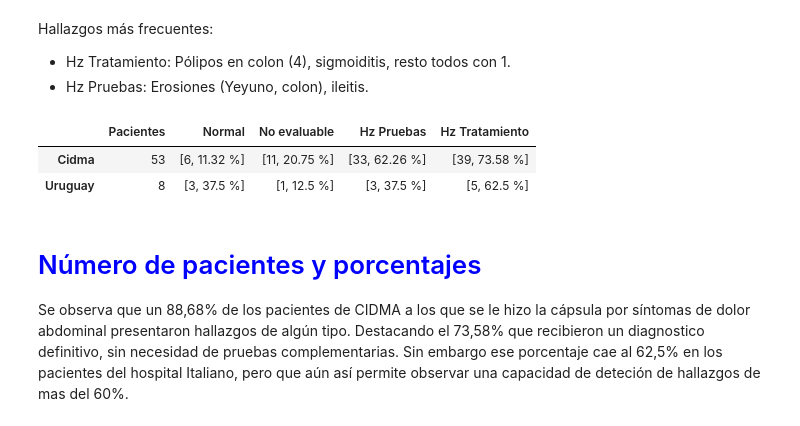
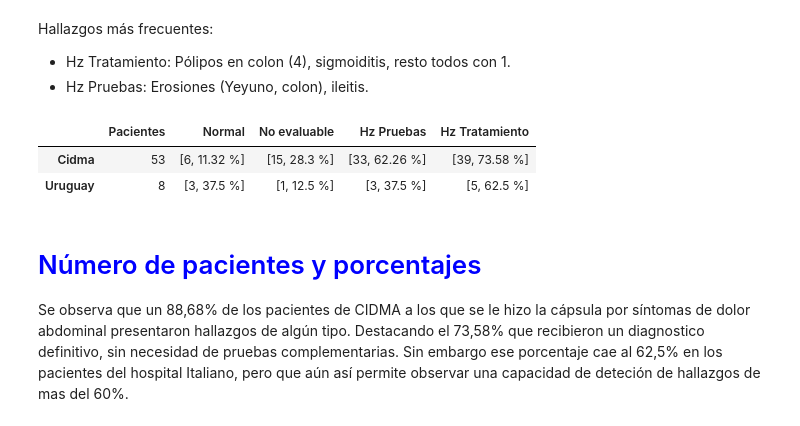
Before and after one commit to Hermenegildo12/Capsula_endoscopia, a Jupyter notebook: Capsula.ipynb, the cells around one changed output. Drawn from its saved outputs; the diff is of its cells as text; code cells hidden in the pictures.

```diff
--- a/Capsula.ipynb
+++ b/Capsula.ipynb
@@ -405,14 +444,14 @@ Hallazgos más frecuentes:
 - Hz Pruebas: Erosiones (Yeyuno, colon), ileitis.
 # %%
 pregunta_1=pd.DataFrame({"Pacientes":[53,8],"Normal":[[6,str(round((6*100/53),2))+" %"],[3,str(round((3*100/8),2))+" %"]],
-                         "No evaluable":[[11,str(round((11*100/53),2))+" %"],[1,str(round((1*100/8),2))+" %"]],
+                         "No evaluable":[[15,str(round((15*100/53),2))+" %"],[1,str(round((1*100/8),2))+" %"]],
                        "Hz Pruebas":[[33,str(round((33*100/53),2))+" %"],[3,str(round((3*100/8),2))+" %"]],
                          "Hz Tratamiento":[[39,str(round((39*100/53),2))+" %"],[5,str(round((5*100/8),2))+" %"]]}
                         ,index=["Cidma","Uruguay"])
 display(pregunta_1)
 # %% [output]
 |  | Pacientes | Normal | No evaluable | Hz Pruebas | Hz Tratamiento |
-| Cidma | 53 | [6, 11.32 %] | [11, 20.75 %] | [33, 62.26 %] | [39, 73.58 %] |
+| Cidma | 53 | [6, 11.32 %] | [15, 28.3 %] | [33, 62.26 %] | [39, 73.58 %] |
 | Uruguay | 8 | [3, 37.5 %] | [1, 12.5 %] | [3, 37.5 %] | [5, 62.5 %] |
 # %% [markdown]
 # <font color='blue'>Número de pacientes y porcentajes</font>
```
Also changed, not shown: parts of 40 cells of this notebook.
